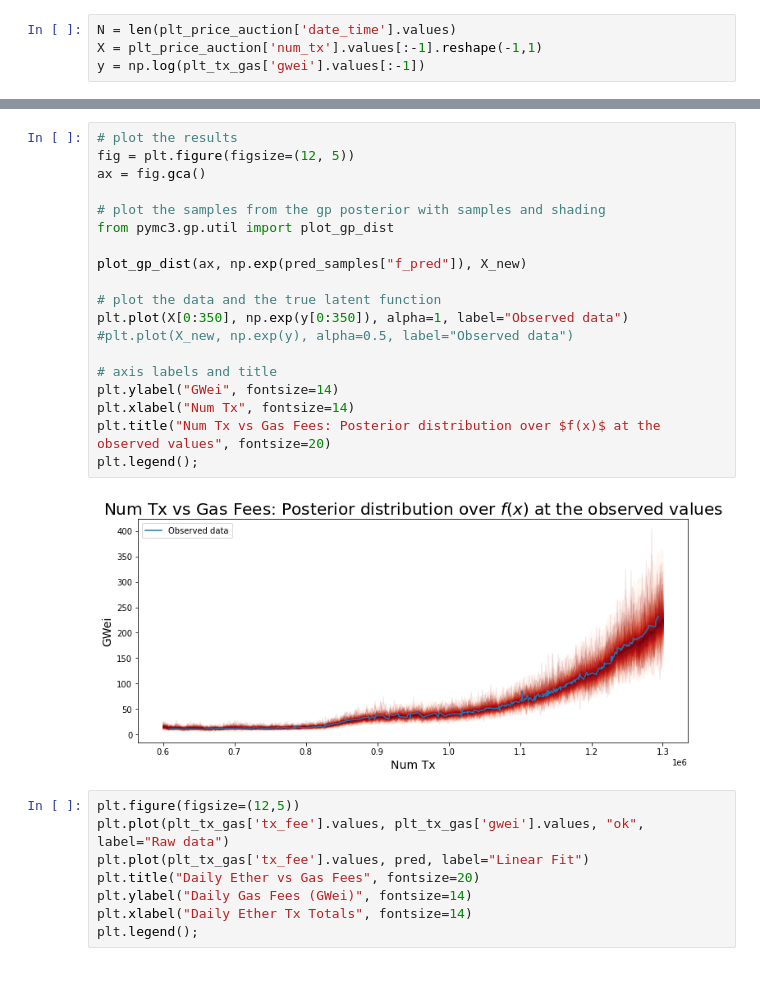
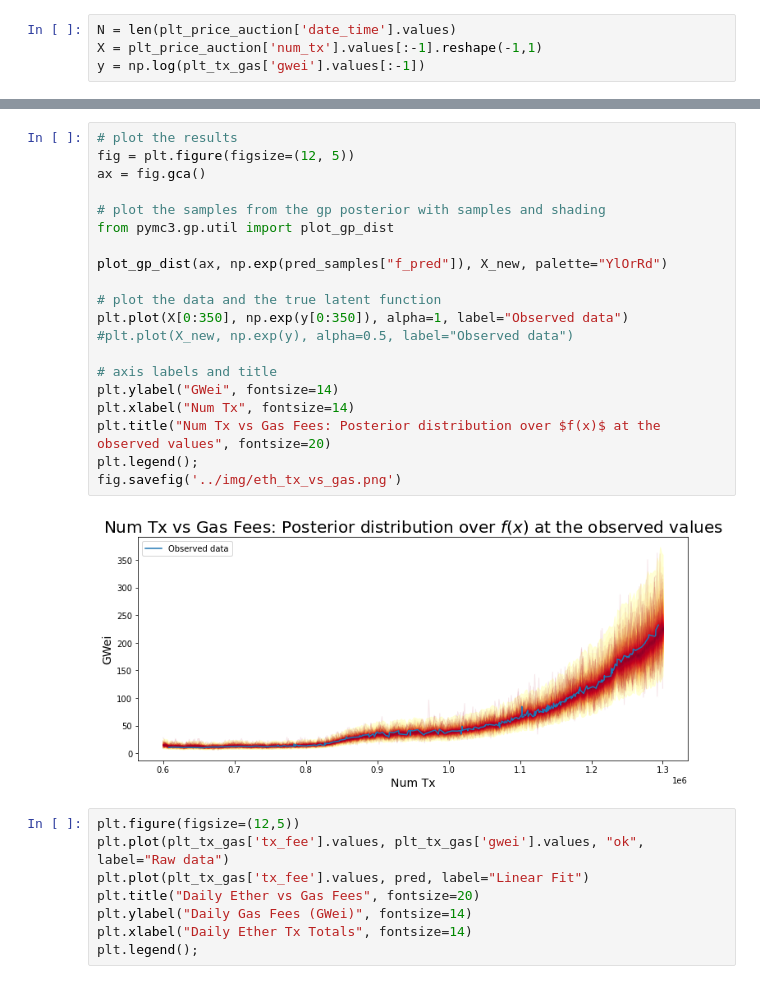
Before and after one commit to icmoore/syscoin-tex, a Jupyter notebook: notebooks/sys_4_eth.ipynb, the cells around one changed output, grey strips where cells are left out. Saved outputs shown, nothing was run; the diff lists cells and outputs as text.

```diff
--- a/notebooks/sys_4_eth.ipynb
+++ b/notebooks/sys_4_eth.ipynb
@@ -178,24 +178,25 @@ with model:
 # %%
 # plot the results
 fig = plt.figure(figsize=(12, 5))
 ax = fig.gca()
 
 # plot the samples from the gp posterior with samples and shading
 from pymc3.gp.util import plot_gp_dist
 
-plot_gp_dist(ax, np.exp(pred_samples["f_pred"]), X_new)
+plot_gp_dist(ax, np.exp(pred_samples["f_pred"]), X_new, palette="YlOrRd")
 
 # plot the data and the true latent function
 plt.plot(X[0:350], np.exp(y[0:350]), alpha=1, label="Observed data")
 #plt.plot(X_new, np.exp(y), alpha=0.5, label="Observed data")
 
 # axis labels and title
 plt.ylabel("GWei", fontsize=14)
 plt.xlabel("Num Tx", fontsize=14)
 plt.title("Num Tx vs Gas Fees: Posterior distribution over $f(x)$ at the observed values", fontsize=20)
 plt.legend();
+fig.savefig('../img/eth_tx_vs_gas.png')
 # %% [output]
-[figure, old version]
+[figure, new version]
 # %%
 plt.figure(figsize=(12,5))
 plt.plot(plt_tx_gas['tx_fee'].values, plt_tx_gas['gwei'].values, "ok", label="Raw data")
```
Also changed, not shown: parts of 8 cells of this notebook, 35 other files.
